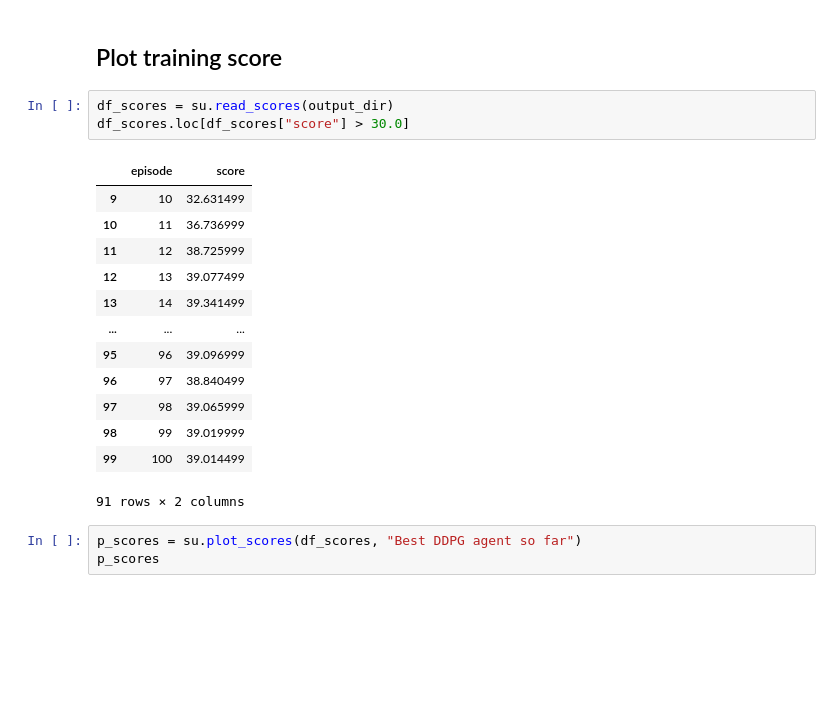
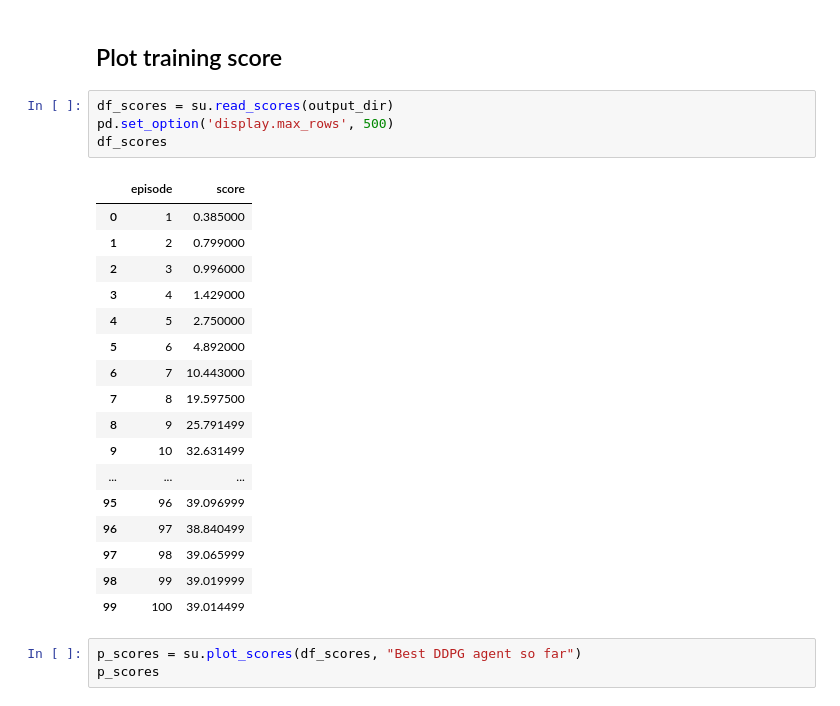
Before and after one commit to daraliu/drl-continuous-control, a Jupyter notebook: notebooks/Reacher20-Continuous-Control.ipynb, the cells around one changed output. Drawn from its saved outputs; the diff is of its cells as text; blank space fills up the shorter version.

```diff
--- a/notebooks/Reacher20-Continuous-Control.ipynb
+++ b/notebooks/Reacher20-Continuous-Control.ipynb
@@ -95,21 +95,26 @@ INFO:drl_ctrl.control:Training metadata saved successfully!
 ## Plot training score
 # %%
 df_scores = su.read_scores(output_dir)
-df_scores.loc[df_scores["score"] > 30.0]
+pd.set_option('display.max_rows', 500)
+df_scores
 # %% [output]
 |  | episode | score |
+| 0 | 1 | 0.385000 |
+| 1 | 2 | 0.799000 |
+| 2 | 3 | 0.996000 |
+| 3 | 4 | 1.429000 |
+| 4 | 5 | 2.750000 |
+| 5 | 6 | 4.892000 |
+| 6 | 7 | 10.443000 |
+| 7 | 8 | 19.597500 |
+| 8 | 9 | 25.791499 |
 | 9 | 10 | 32.631499 |
-| 10 | 11 | 36.736999 |
-| 11 | 12 | 38.725999 |
-| 12 | 13 | 39.077499 |
-| 13 | 14 | 39.341499 |
 | ... | ... | ... |
 | 95 | 96 | 39.096999 |
 | 96 | 97 | 38.840499 |
 | 97 | 98 | 39.065999 |
 | 98 | 99 | 39.019999 |
 | 99 | 100 | 39.014499 |
-91 rows × 2 columns
 # %%
 p_scores = su.plot_scores(df_scores, "Best DDPG agent so far")
 p_scores
```
